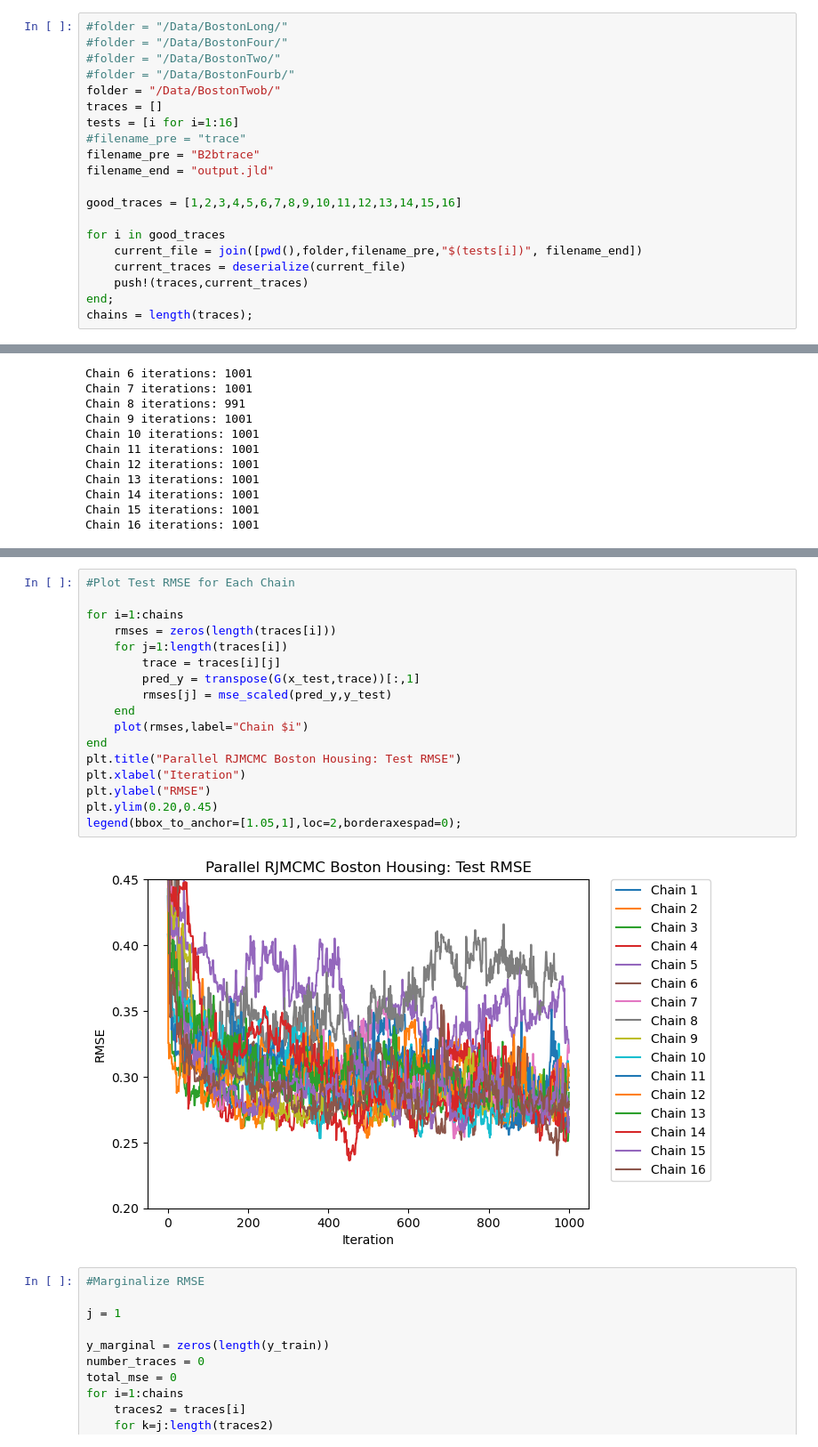
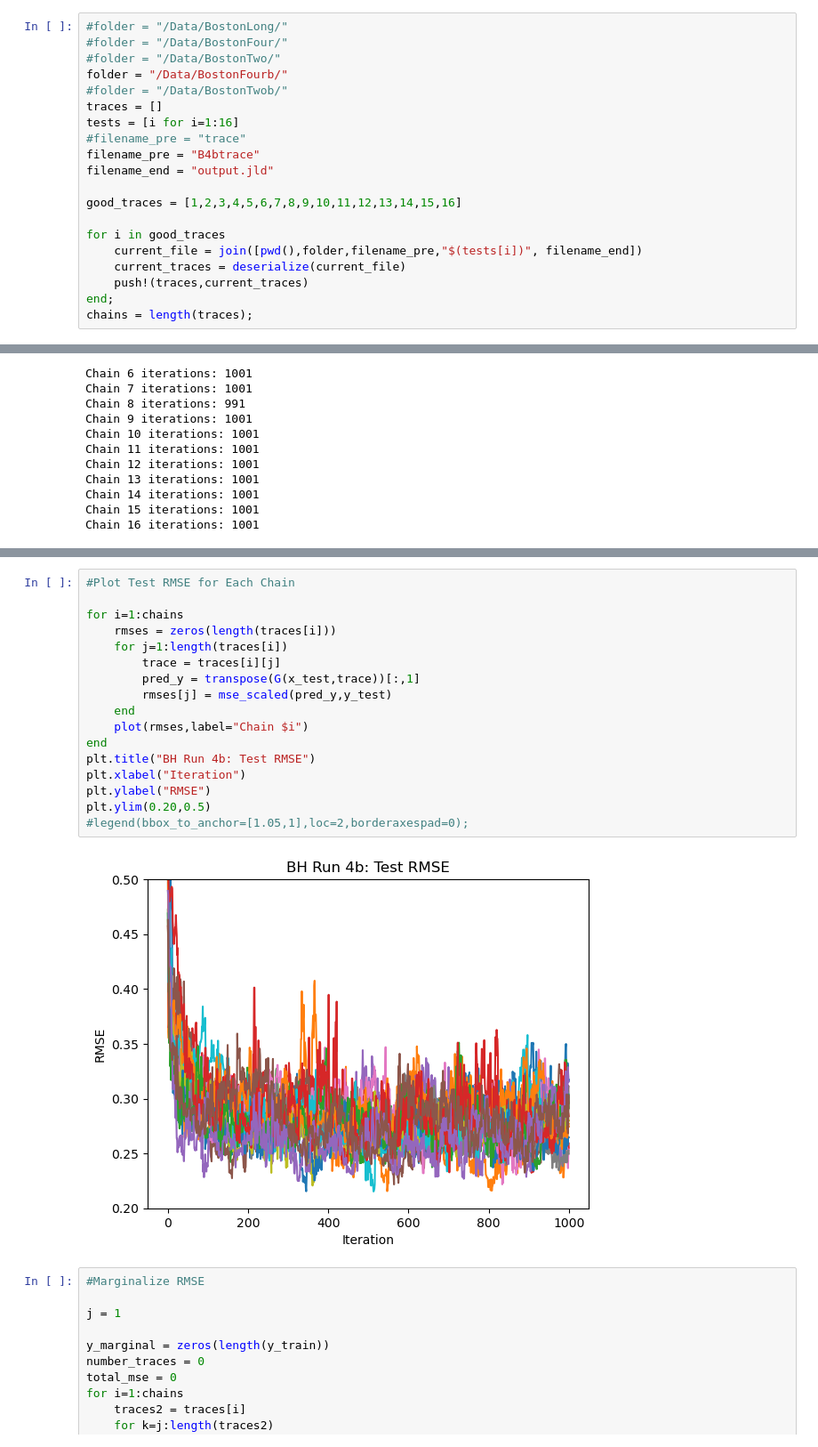
Before and after one commit to jberezow/BostonHousing, a Jupyter notebook: Thesis-LoadTraces.ipynb, the cells around one changed output, grey strips where cells are left out. Shown at 89% size. Saved outputs shown, nothing was run; the diff lists cells and outputs as text.

```diff
--- a/Thesis-LoadTraces.ipynb
+++ b/Thesis-LoadTraces.ipynb
@@ -23,12 +26,12 @@ dx, dy, x_train, x_test, y_train, y_test = load_data(23);
 #folder = "/Data/BostonLong/"
 #folder = "/Data/BostonFour/"
 #folder = "/Data/BostonTwo/"
-#folder = "/Data/BostonFourb/"
-folder = "/Data/BostonTwob/"
+folder = "/Data/BostonFourb/"
+#folder = "/Data/BostonTwob/"
 traces = []
 tests = [i for i=1:16]
 #filename_pre = "trace"
-filename_pre = "B2btrace"
+filename_pre = "B4btrace"
 filename_end = "output.jld"
 
 good_traces = [1,2,3,4,5,6,7,8,9,10,11,12,13,14,15,16]
@@ -101,22 +104,22 @@ legend(bbox_to_anchor=[1.05,1],loc=2,borderaxespad=0);
 # %%
 #Plot Test RMSE for Each Chain
 
 for i=1:chains
     rmses = zeros(length(traces[i]))
     for j=1:length(traces[i])
         trace = traces[i][j]
         pred_y = transpose(G(x_test,trace))[:,1]
         rmses[j] = mse_scaled(pred_y,y_test)
     end
     plot(rmses,label="Chain $i")
 end
-plt.title("Parallel RJMCMC Boston Housing: Test RMSE")
+plt.title("BH Run 4b: Test RMSE")
 plt.xlabel("Iteration")
 plt.ylabel("RMSE")
-plt.ylim(0.20,0.45)
-legend(bbox_to_anchor=[1.05,1],loc=2,borderaxespad=0);
+plt.ylim(0.20,0.5)
+#legend(bbox_to_anchor=[1.05,1],loc=2,borderaxespad=0);
 # %% [output]
-[figure, old version]
+[figure, new version]
 # %%
 #Marginalize RMSE
 
```
Also changed, not shown: parts of 4 cells of this notebook.
